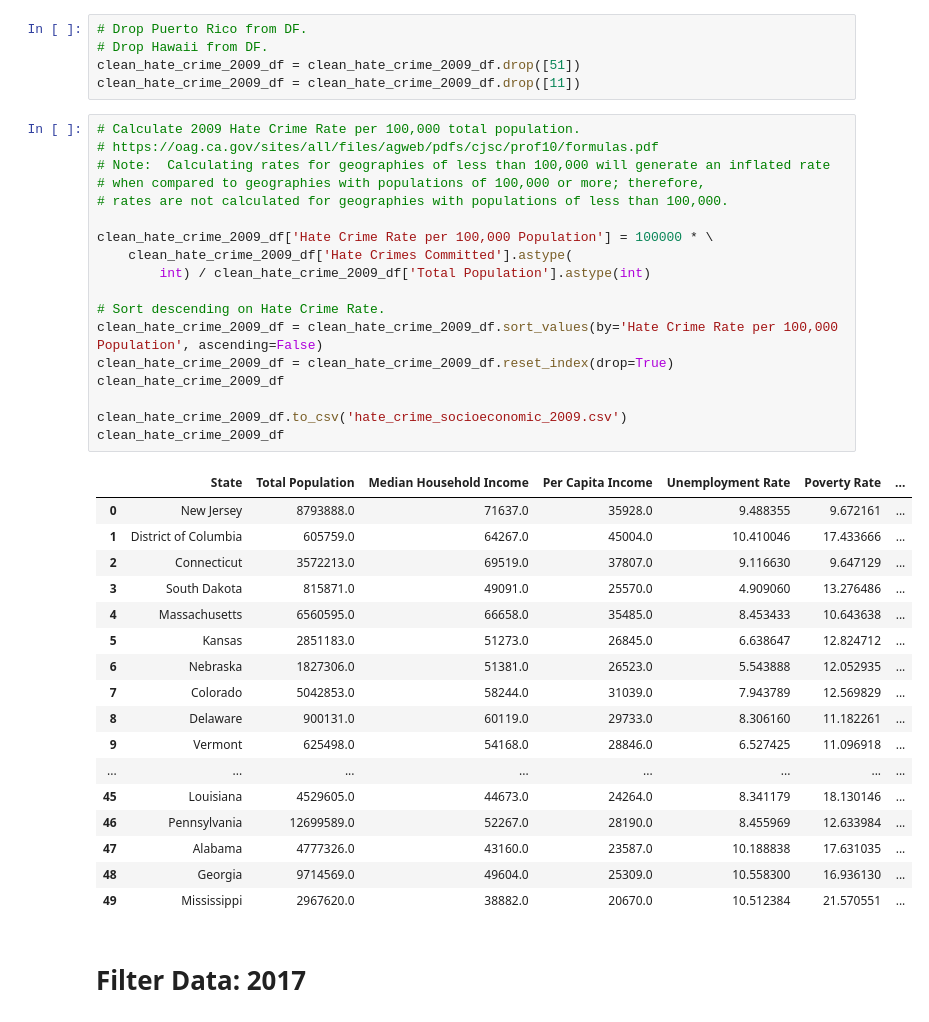
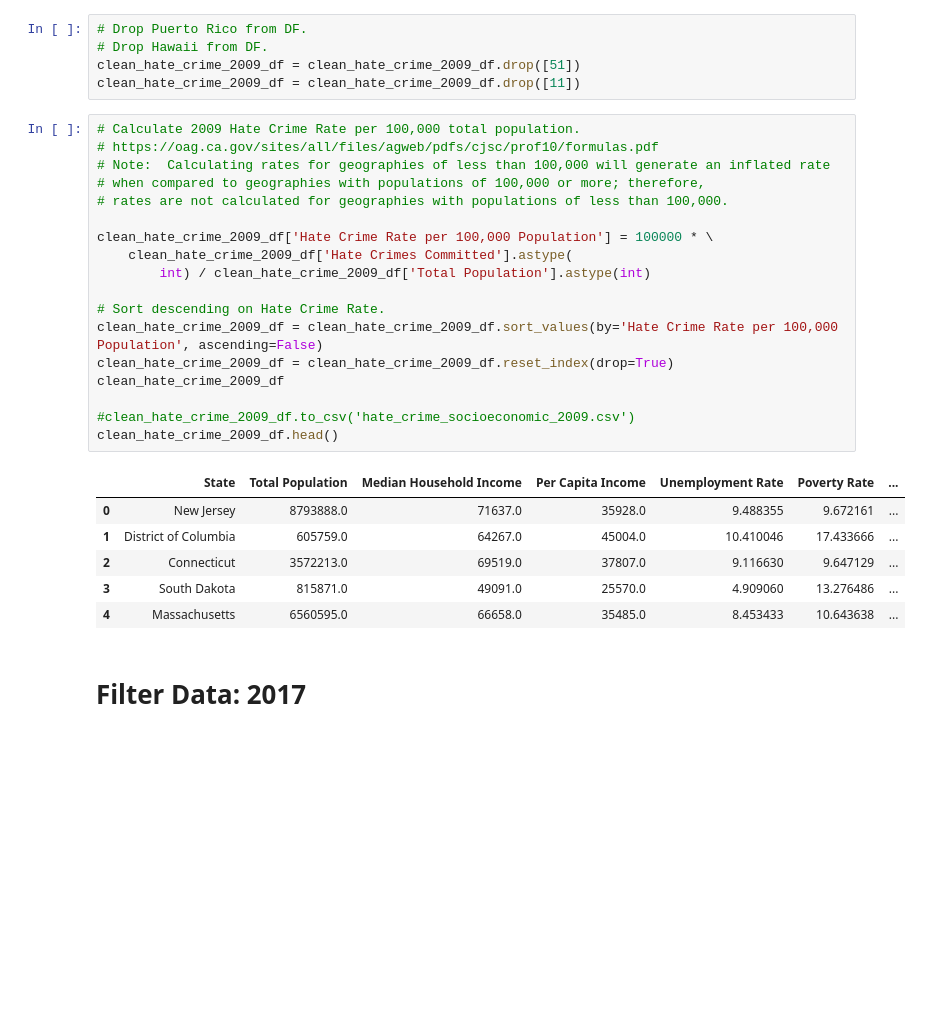
Before and after one commit to ZGrinacoff/Eight-Years-Later, a Jupyter notebook: hate_crime.ipynb, the cells around one changed output. Saved outputs shown, nothing was run; the diff lists cells and outputs as text; blank space fills up the shorter version.

```diff
--- a/hate_crime.ipynb
+++ b/hate_crime.ipynb
@@ -152,39 +137,28 @@ clean_hate_crime_2009_df = clean_hate_crime_2009_df.drop([11])
 # %%
 # Calculate 2009 Hate Crime Rate per 100,000 total population.
 # https://oag.ca.gov/sites/all/files/agweb/pdfs/cjsc/prof10/formulas.pdf
 # Note:	 Calculating rates for geographies of less than 100,000 will generate an inflated rate
 # when compared to geographies with populations of 100,000 or more; therefore,
 # rates are not calculated for geographies with populations of less than 100,000.
 
 clean_hate_crime_2009_df['Hate Crime Rate per 100,000 Population'] = 100000 * \
     clean_hate_crime_2009_df['Hate Crimes Committed'].astype(
         int) / clean_hate_crime_2009_df['Total Population'].astype(int)
 
 # Sort descending on Hate Crime Rate.
 clean_hate_crime_2009_df = clean_hate_crime_2009_df.sort_values(by='Hate Crime Rate per 100,000 Population', ascending=False)
 clean_hate_crime_2009_df = clean_hate_crime_2009_df.reset_index(drop=True)
 clean_hate_crime_2009_df
 
-clean_hate_crime_2009_df.to_csv('hate_crime_socioeconomic_2009.csv')
-clean_hate_crime_2009_df
+#clean_hate_crime_2009_df.to_csv('hate_crime_socioeconomic_2009.csv')
+clean_hate_crime_2009_df.head()
 # %% [output]
 |  | State | Total Population | Median Household Income | Per Capita Income | Unemployment Rate | Poverty Rate | ... |
 | 0 | New Jersey | 8793888.0 | 71637.0 | 35928.0 | 9.488355 | 9.672161 | ... |
 | 1 | District of Columbia | 605759.0 | 64267.0 | 45004.0 | 10.410046 | 17.433666 | ... |
 | 2 | Connecticut | 3572213.0 | 69519.0 | 37807.0 | 9.116630 | 9.647129 | ... |
 | 3 | South Dakota | 815871.0 | 49091.0 | 25570.0 | 4.909060 | 13.276486 | ... |
 | 4 | Massachusetts | 6560595.0 | 66658.0 | 35485.0 | 8.453433 | 10.643638 | ... |
-| 5 | Kansas | 2851183.0 | 51273.0 | 26845.0 | 6.638647 | 12.824712 | ... |
-| 6 | Nebraska | 1827306.0 | 51381.0 | 26523.0 | 5.543888 | 12.052935 | ... |
-| 7 | Colorado | 5042853.0 | 58244.0 | 31039.0 | 7.943789 | 12.569829 | ... |
-| 8 | Delaware | 900131.0 | 60119.0 | 29733.0 | 8.306160 | 11.182261 | ... |
-| 9 | Vermont | 625498.0 | 54168.0 | 28846.0 | 6.527425 | 11.096918 | ... |
-| ... | ... | ... | ... | ... | ... | ... | ... |
-| 45 | Louisiana | 4529605.0 | 44673.0 | 24264.0 | 8.341179 | 18.130146 | ... |
-| 46 | Pennsylvania | 12699589.0 | 52267.0 | 28190.0 | 8.455969 | 12.633984 | ... |
-| 47 | Alabama | 4777326.0 | 43160.0 | 23587.0 | 10.188838 | 17.631035 | ... |
-| 48 | Georgia | 9714569.0 | 49604.0 | 25309.0 | 10.558300 | 16.936130 | ... |
-| 49 | Mississippi | 2967620.0 | 38882.0 | 20670.0 | 10.512384 | 21.570551 | ... |
 # %% [markdown]
 # Filter Data: 2017
 # %%
```
Also changed, not shown: parts of 50 cells of this notebook.
